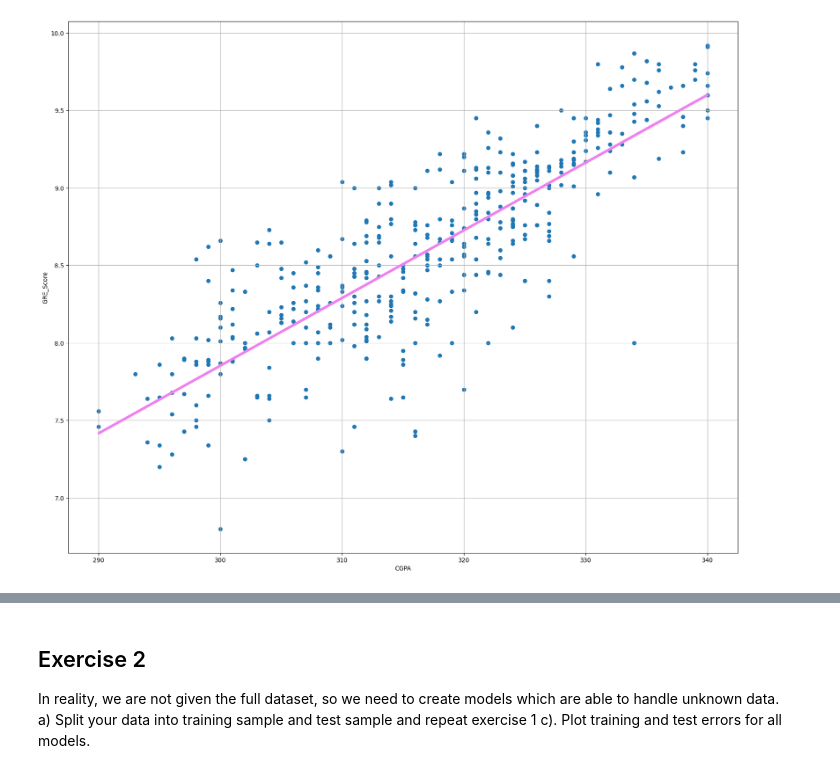
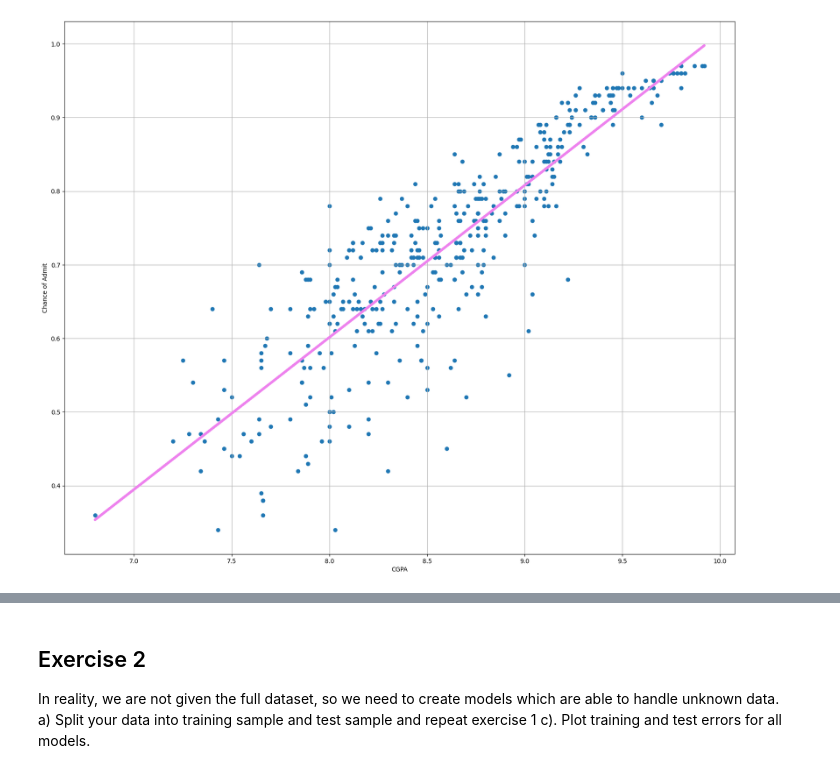
Before and after one commit to qojigedou/data_science, a Jupyter notebook: Assignment_opt_2_3_with_code.ipynb, the cells around one changed output, grey strips where cells are left out. Cells and saved outputs as stored; diff of their text form; code cells hidden in the pictures.

```diff
--- a/Assignment_opt_2_3_with_code.ipynb
+++ b/Assignment_opt_2_3_with_code.ipynb
@@ -29,2 +167,8 @@ dtype: int64
+# %%
+df=df.rename(columns = {'Chance of Admit ':'Chance_of_Admit'})
+df=df.rename(columns = {'GRE Score':'GRE_Score'})
+df=df.rename(columns = {'TOEFL Score':'TOEFL_Score'})
+df=df.rename(columns = {'University Rating':'University_Rating'})
+df=df.rename(columns = {'LOR ':'LOR'})
 # %% [markdown]
 ## Exercise 1
@@ -34,8 +178,8 @@ c) Create and plot higher order polynomial regression models.
 # %%
 #a)
 
-X = df.GRE_Score .values.reshape(-1,1)[:1000]
-y = df.CGPA.values.reshape(-1)[:1000]
+X = df.CGPA.values.reshape(-1,1)[:1000]
+y = df.Chance_of_Admit.values.reshape(-1)[:1000]
 
-X_train, X_test, y_train, y_test = train_test_split(X, y, test_size = 0.3, random_state=42)
+X_train, X_test, y_train, y_test = train_test_split(X, y, test_size = 0.2, random_state=9)
 model = LinearRegression().fit(X_train, y_train)
@@ -42,13 +192,12 @@ model = LinearRegression().fit(X_train, y_train)
 # %%
-#b)
-#Your code:
+
 fig, ax = plt.subplots(figsize=(20, 16))
 
-ax.set_ylabel('GRE_Score')
+ax.set_ylabel('Chance of Admit')
 ax.set_xlabel('CGPA')
 
 ax.plot(X, (model.intercept_ + X * model.coef_), 'violet', linewidth=4)
 ax.scatter(X, y)
 ax.grid()
 # %% [output]
-[figure, old version]
+[figure, new version]
```
Also changed, not shown: parts of 51 cells of this notebook, 1 other file.
